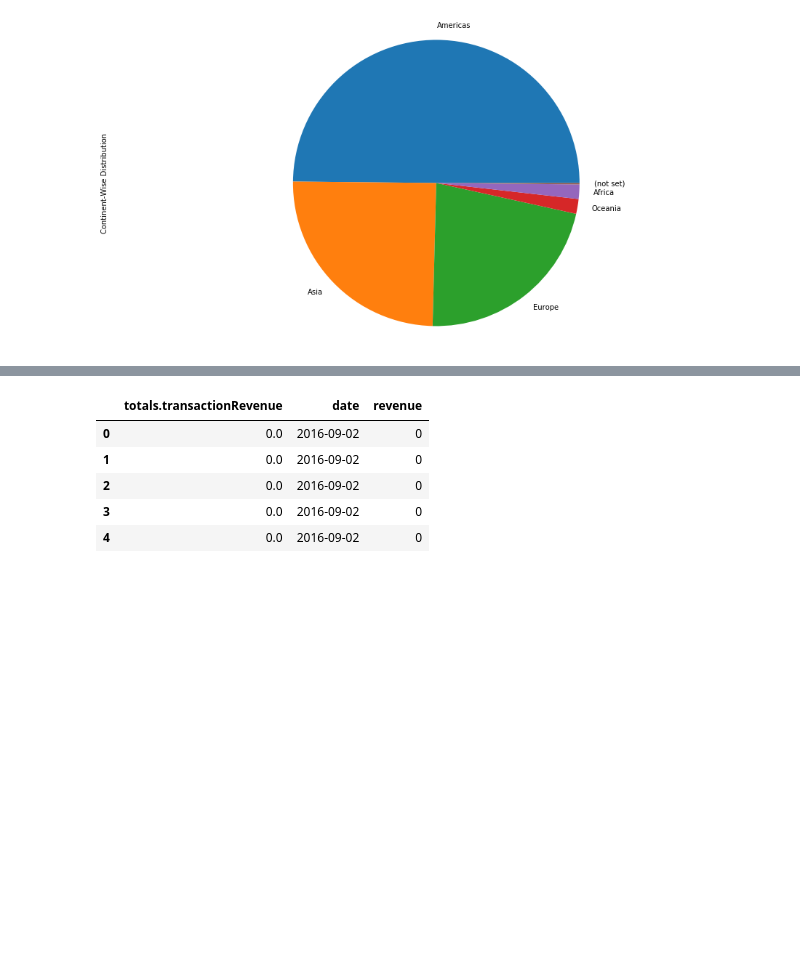
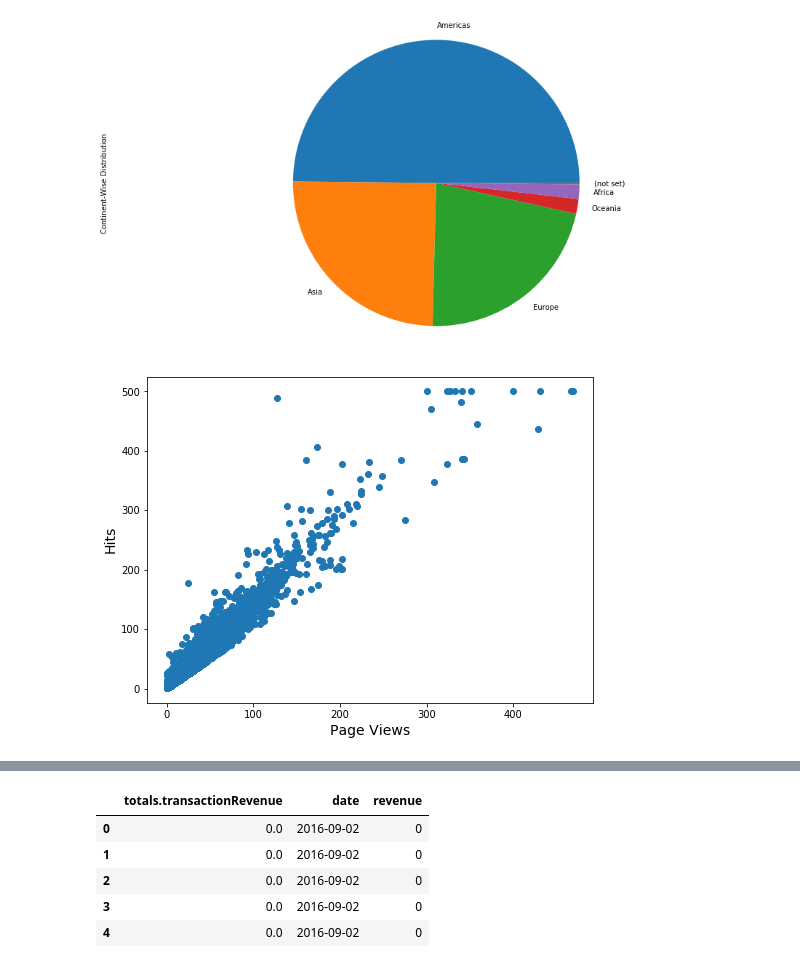
Before and after one commit to jaytorasakar8/Data-Science-Fundamentals, a Jupyter notebook: Homework 3/Customer Revenue Prediction - Kaggle.ipynb, the cells around one changed output, grey strips where cells are left out. Drawn from its saved outputs; the diff is of its cells as text; code cells hidden in the pictures; blank space fills up the shorter version.

Commit message:
Final Submission - All plots and Python Notebooks

```diff
--- a/Homework 3/Customer Revenue Prediction - Kaggle.ipynb
+++ b/Homework 3/Customer Revenue Prediction - Kaggle.ipynb
@@ -234,3 +230,11 @@ plt.axis('equal')
  -1.105933359216009,
  1.1016642372813983)
 [figure]
+# %%
+plt.figure(figsize = (8,6))
+plt.xlabel('Page Views', fontsize = 14)
+plt.ylabel('Hits', fontsize = 14)
+plt.scatter(train_df["totals.pageviews"], train_df["totals.hits"])
+plt.show()
+# %% [output]
+[figure, added]
```
Also changed, not shown: parts of 45 cells of this notebook, 14 other files.
